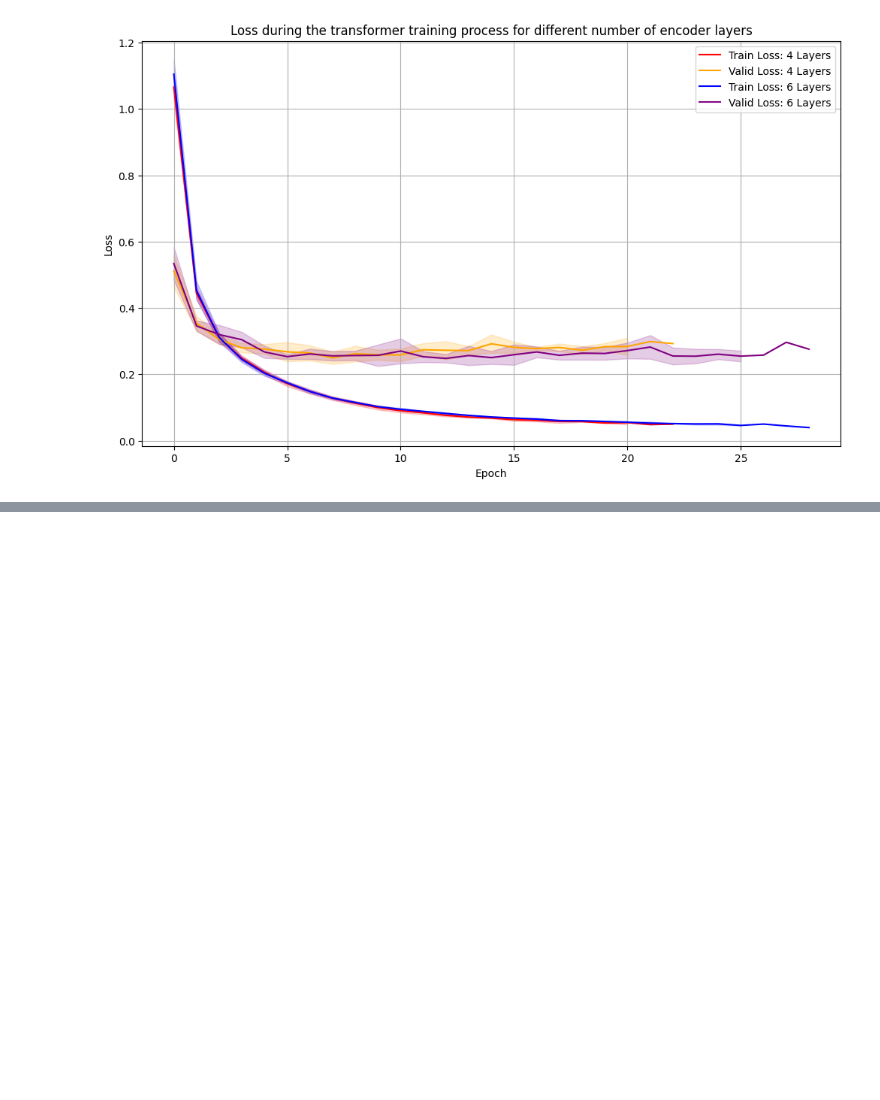
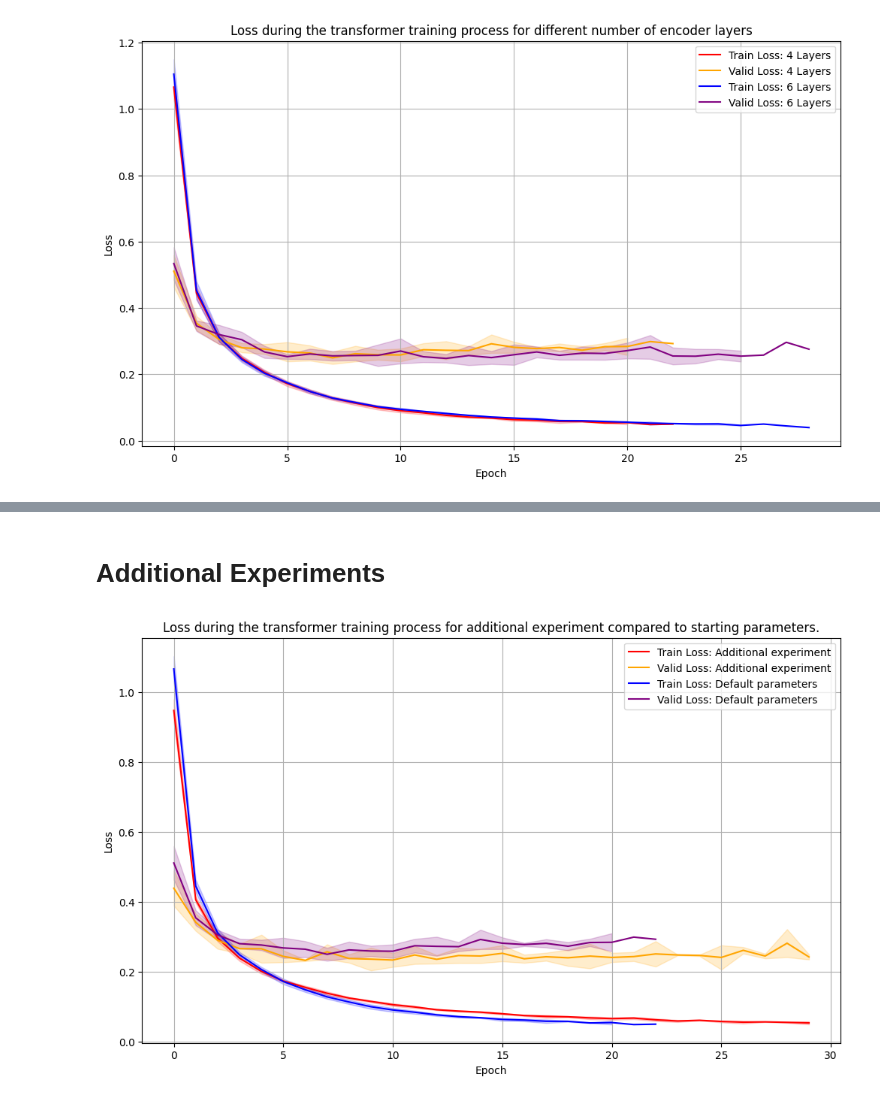
Before and after one commit to Mafarein/deep_learning_project2, a Jupyter notebook: transformer_plots.ipynb, the cells around one changed output, grey strips where cells are left out. Cells and saved outputs as stored; diff of their text form; code cells hidden in the pictures; blank space fills up the shorter version.

```diff
--- a/transformer_plots.ipynb
+++ b/transformer_plots.ipynb
@@ -440,0 +537,20 @@ for model_name, metrics in results.items():
+# %% [markdown]
+# Additional Experiments
+# %%
+df_transformer_add = load_loss_data("saved_losses/transformer_experiment_256_4_6_0.1_seed_*.csv")
+df_cnn_lr0001 = load_loss_data("saved_losses/transformer_constant_lr_0.0001_seed_*.csv")
+
+plt.figure(figsize=(12, 7))
+
+plot_loss(df_transformer_add, "Additional experiment", train_color="red", valid_color="orange", plot_valid=True)
+plot_loss(df_cnn_lr0001, "Default parameters", train_color="blue", valid_color="purple", plot_valid=True)
+
+plt.xlabel("Epoch")
+plt.ylabel("Loss")
+plt.title("Loss during the transformer training process for additional experiment compared to starting parameters.")
+plt.legend()
+plt.grid()
+plt.savefig("plots/transformer_model_add_train")
+plt.show()
+# %% [output]
+[figure, added]
```
Also changed, not shown: parts of 15 cells of this notebook, 9 other files.
